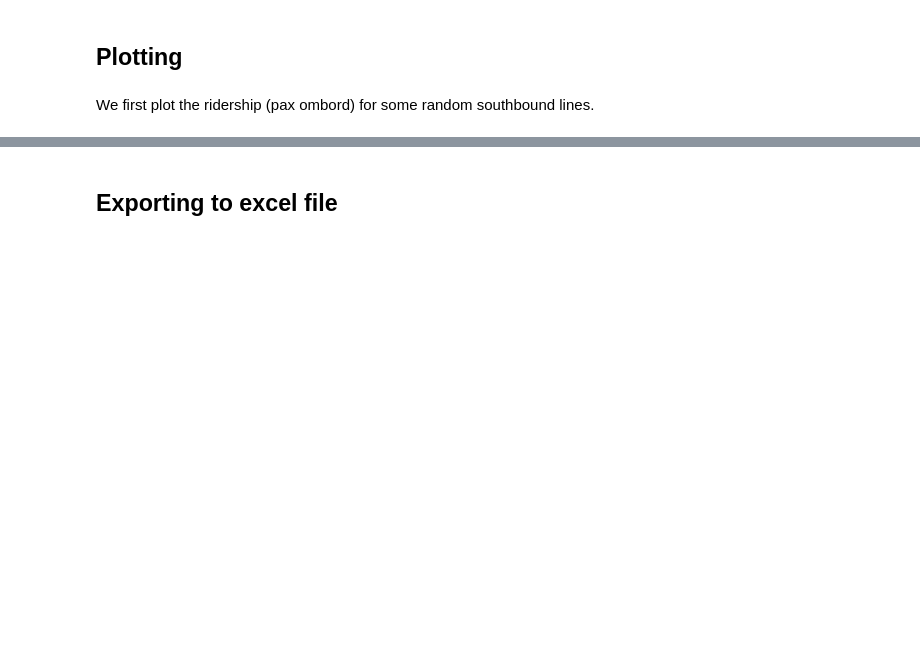
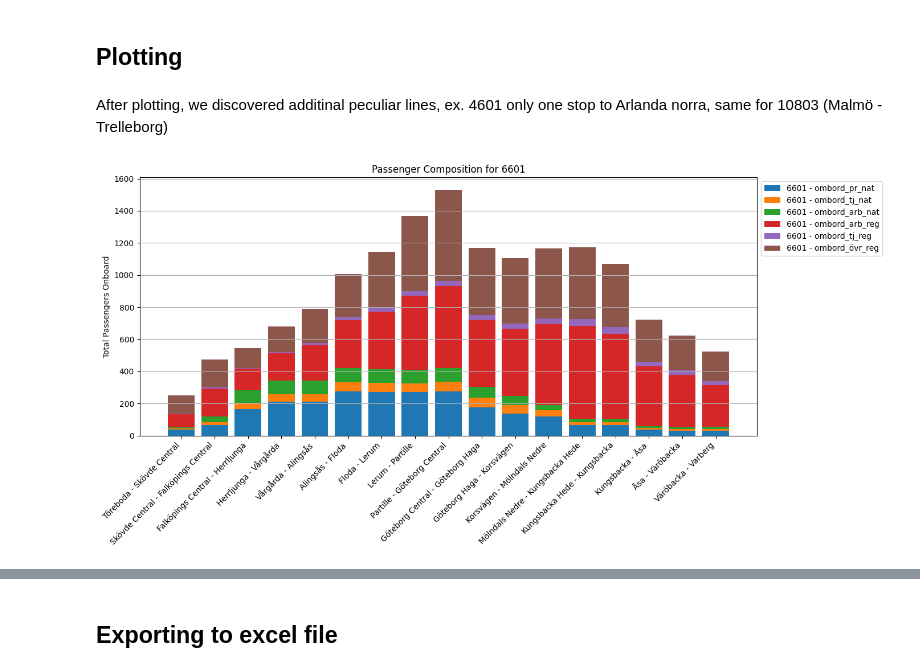
Before and after one commit to abdeaitali/priopunkt, a Jupyter notebook: static_pass_all_2024.ipynb, the cells around one changed output, grey strips where cells are left out. Cells and saved outputs as stored; diff of their text form; code cells hidden in the pictures; blank space fills up the shorter version.

Commit message:
plotting

```diff
--- a/static_pass_all_2024.ipynb
+++ b/static_pass_all_2024.ipynb
@@ -199,5 +199,51 @@ for line in new_df_pax["Linje"].unique():
         print(new_df_pax[new_df_pax["Linje"] == line][["avstigande_pr_nat", "avstigande_tj_nat", "avstigande_arb_nat", "avstigande_arb_reg", "avstigande_tj_reg", "avstigande_övr_reg"]].sum().sum())
 # %% [markdown]
 ## Plotting
-# %% [markdown]
-We first plot the ridership (pax ombord) for some random southbound lines.
+# %% [markdown]
+After plotting, we discovered additinal peculiar lines, ex. 4601 only one stop to Arlanda norra, same for 10803 (Malmö - Trelleborg)
+# %%
+# remove lines 4601 and 4601R, and 10803 and 10803R¨
+rows_to_drop = new_df_pax[(new_df_pax["Linje"] == "4601") | (new_df_pax["Linje"] == "4601R") | (new_df_pax["Linje"] == "10803") | (new_df_pax["Linje"] == "10803R")].index
+new_df_pax.drop(rows_to_drop, inplace=True)
+# %%
+import matplotlib.pyplot as plt
+import numpy as np
+
+# Get a random line that has an inverse (remove 'R' suffixed lines from selection)
+base_lines = [line for line in new_df_pax['Linje'].unique() if not line.endswith('R')]
+random_line = np.random.choice(base_lines)
+
+# Get data for the line
+line_data = new_df_pax[new_df_pax['Linje'] == random_line]
+
+# Calculate total passengers onboard for each type
+onboard_cols = ['ombord_pr_nat', 'ombord_tj_nat', 'ombord_arb_nat',
+                'ombord_arb_reg', 'ombord_tj_reg', 'ombord_övr_reg']
+onboard_types = line_data[onboard_cols]
+
+# Create segment labels
+segments = [f"{row['från']} - {row['till']}" for _, row in line_data.iterrows()]
+
+# Set up bar positions
+x = np.arange(len(segments))
+
+# Create the bar chart
+fig, ax = plt.subplots(figsize=(14, 7))
+
+bottom = np.zeros(len(segments))
+for col in onboard_cols:
+    ax.bar(x, onboard_types[col], bottom=bottom, label=f"{random_line} - {col}")
+    bottom += onboard_types[col]
+
+# Formatting
+ax.set_xticks(x)
+ax.set_xticklabels(segments, rotation=45, ha='right')
+ax.set_ylabel('Total Passengers Onboard')
+ax.set_title(f'Passenger Composition for {random_line}')
+ax.legend(loc='upper left', bbox_to_anchor=(1, 1))
+ax.grid(True, axis='y')
+
+plt.tight_layout()
+plt.show()
+# %% [output]
+[figure, added]
```
Also changed, not shown: parts of 2 cells of this notebook, 1 other file.
